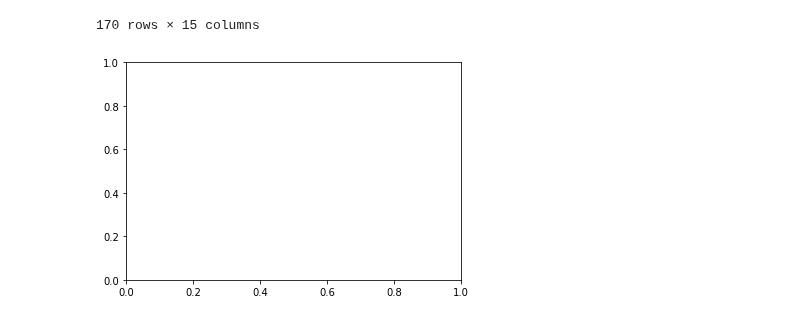
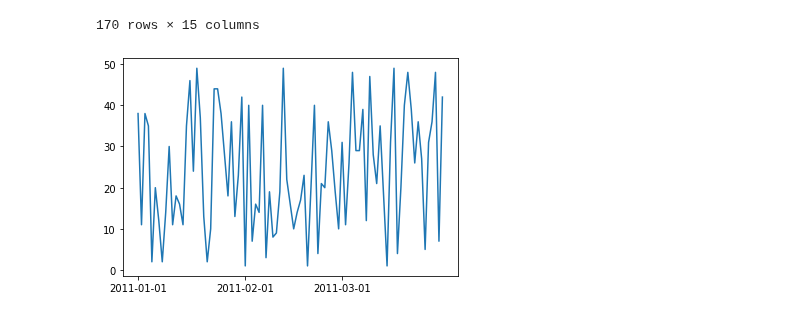
Before and after one commit to stephen-young/nba-standings-progression, a Jupyter notebook: notebooks/panda_test.ipynb, the cells around one changed output. Drawn from its saved outputs; the diff is of its cells as text; code cells hidden in the pictures.

```diff
--- a/notebooks/panda_test.ipynb
+++ b/notebooks/panda_test.ipynb
@@ -357,7 +358,14 @@ win_frac_df
 | 2017-04-11 | 0.815 | 0.753 | 0.667 | 0.617 | 0.617 | 0.580 | 0.531 | 0.506 | 0.481 | 0.407 | 0.395 | ... |
 | 2017-04-12 | 0.817 | 0.744 | 0.671 | 0.622 | 0.622 | 0.573 | 0.524 | 0.500 | 0.488 | 0.415 | 0.402 | ... |
 170 rows × 15 columns
-# %%
-fig, axes = plt.subplots()
-# %% [output]
-[figure, removed]
+# %%
+fig, axes = plt.subplots()
+start_date = '1/1/2011'
+end_date = '30/3/2011'
+date_range = pd.date_range(start_date,end_date,freq='D')
+date_ticks = pd.date_range(start_date,end_date,freq=pd.DateOffset(months=1))
+data = np.random.randint(1,50, len(date_range))
+axes.plot(date_range,data);
+axes.set_xticks(date_ticks);
+# %% [output]
+[figure, added]
```
Also changed, not shown: parts of 3 cells of this notebook, 2 other files.
